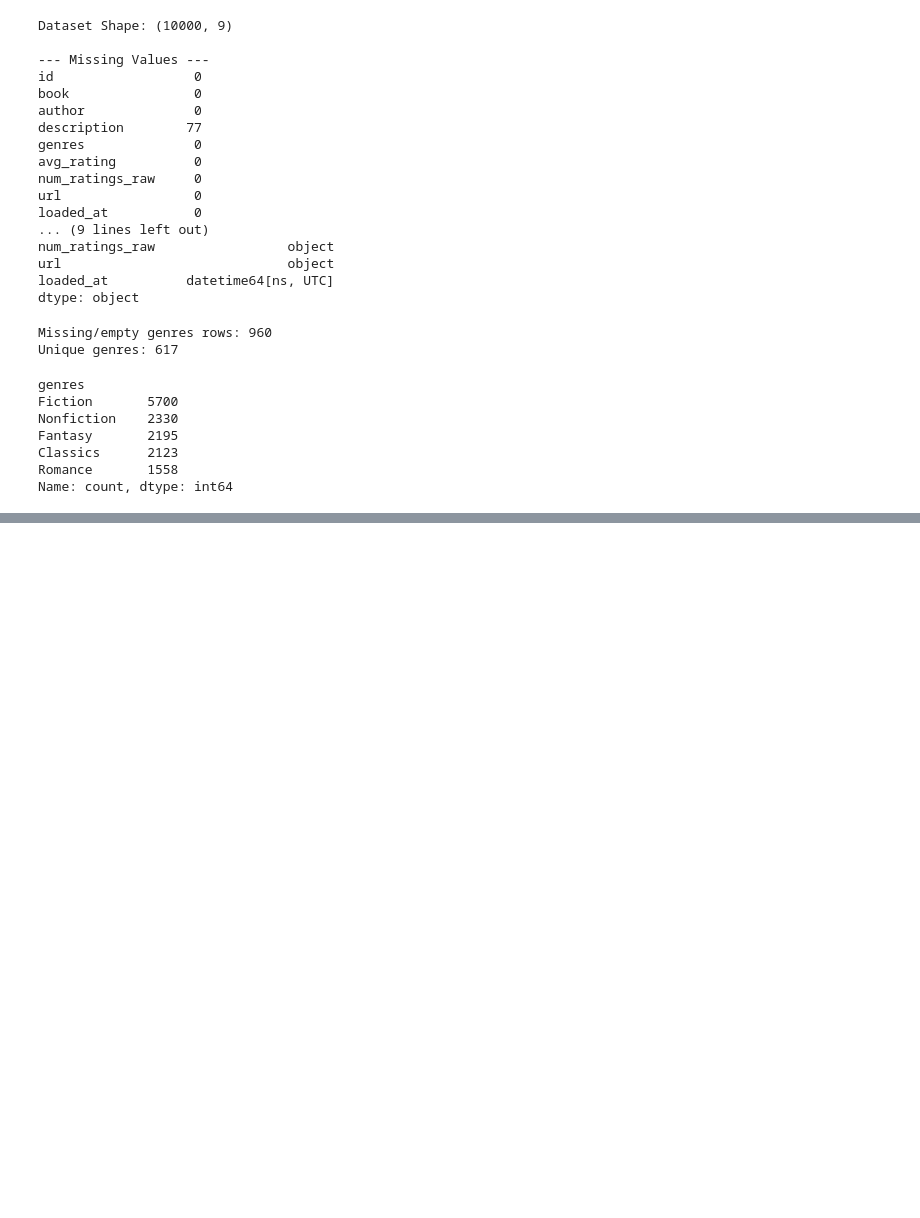
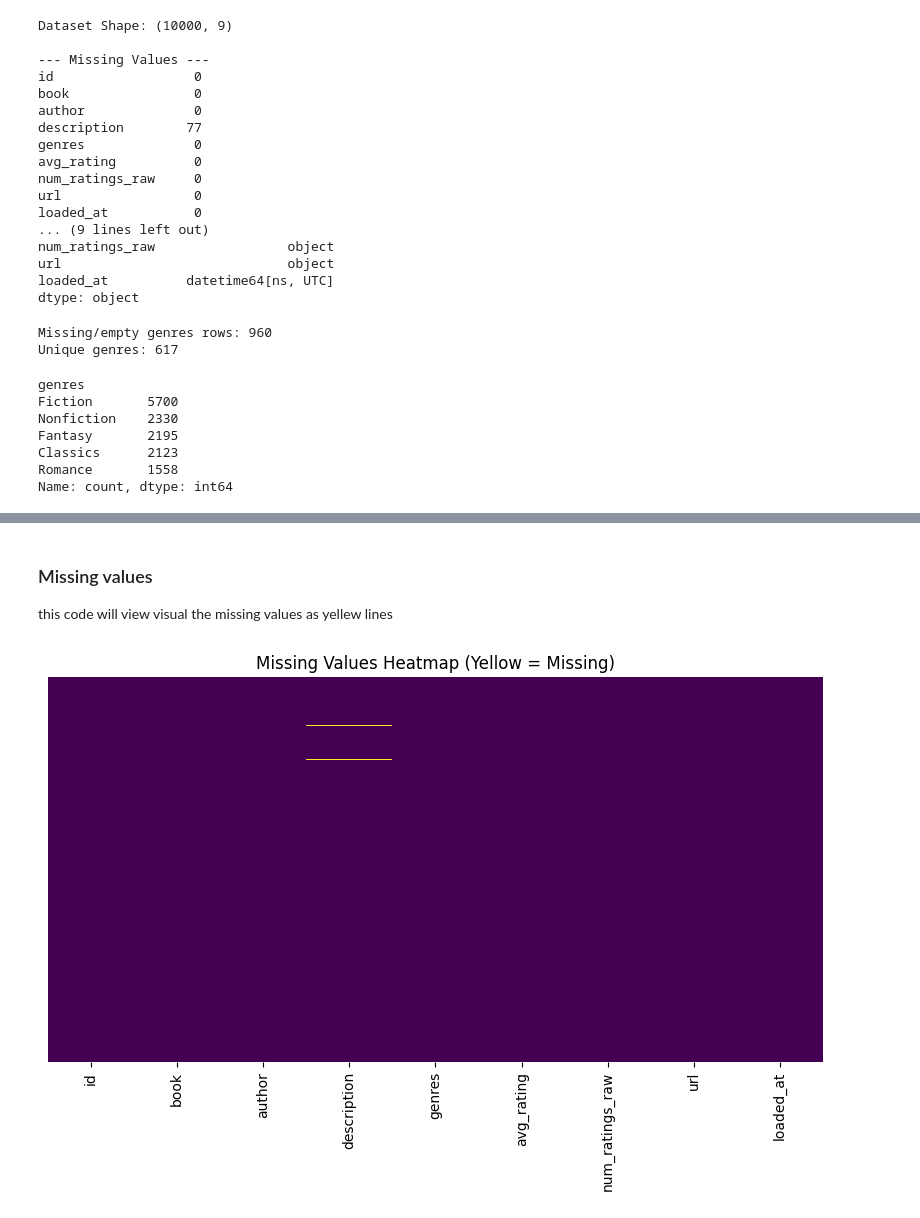
Before and after one commit to Yaser0l/Project-1, a Jupyter notebook: notebooks/EDA.ipynb, the cells around one changed output, grey strips where cells are left out. Cells and saved outputs as stored; diff of their text form; code cells hidden in the pictures; blank space fills up the shorter version.

```diff
--- a/notebooks/EDA.ipynb
+++ b/notebooks/EDA.ipynb
@@ -171,0 +204,11 @@ Name: count, dtype: int64
+# %% [markdown]
+### Missing values
+this code will view visual the missing values as yellew lines
+# %%
+
+plt.figure(figsize=(10, 5))
+sns.heatmap(df_raw.isnull(), yticklabels=False, cbar=False, cmap='viridis')
+plt.title('Missing Values Heatmap (Yellow = Missing)')
+plt.show()
+# %% [output]
+[figure, added]
```
Also changed, not shown: parts of 21 cells of this notebook.
